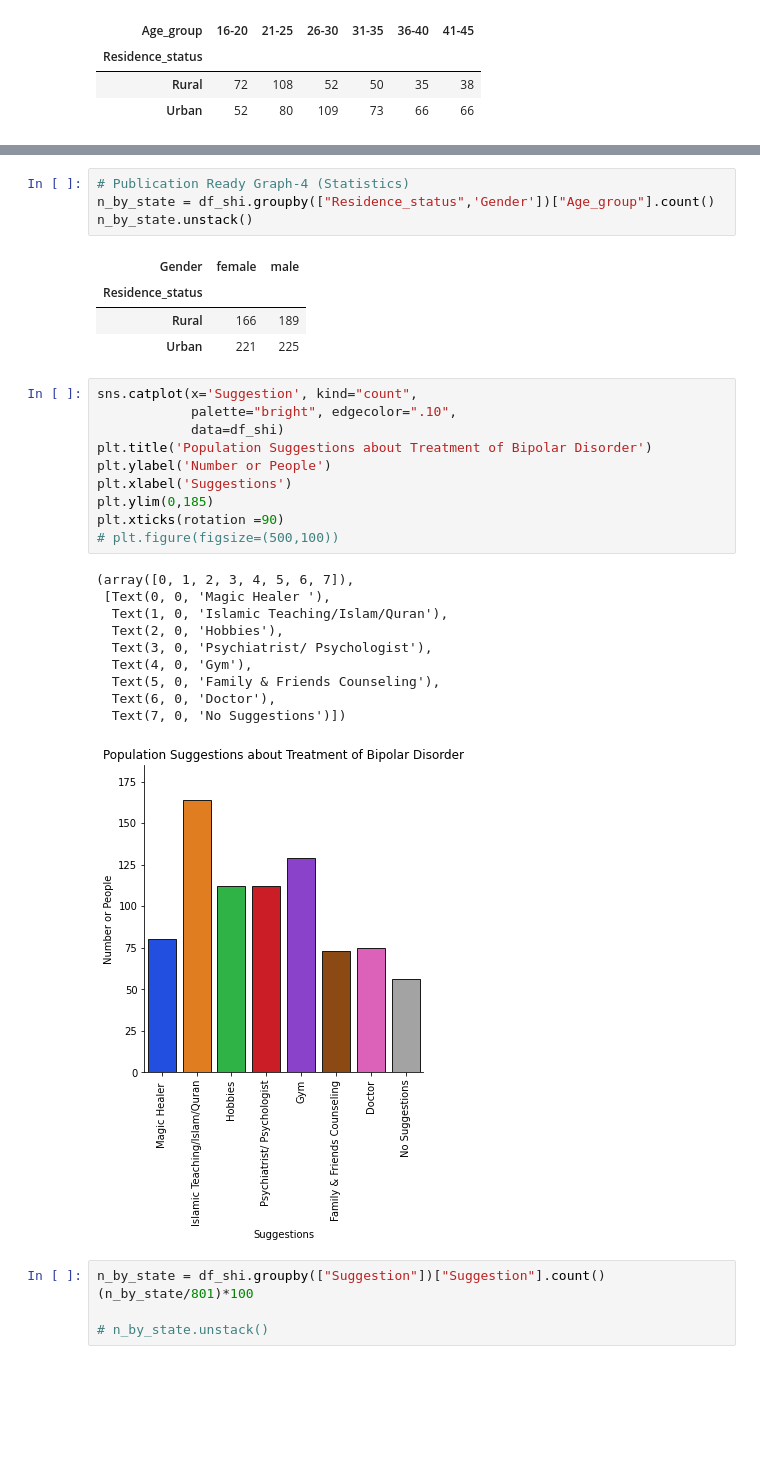
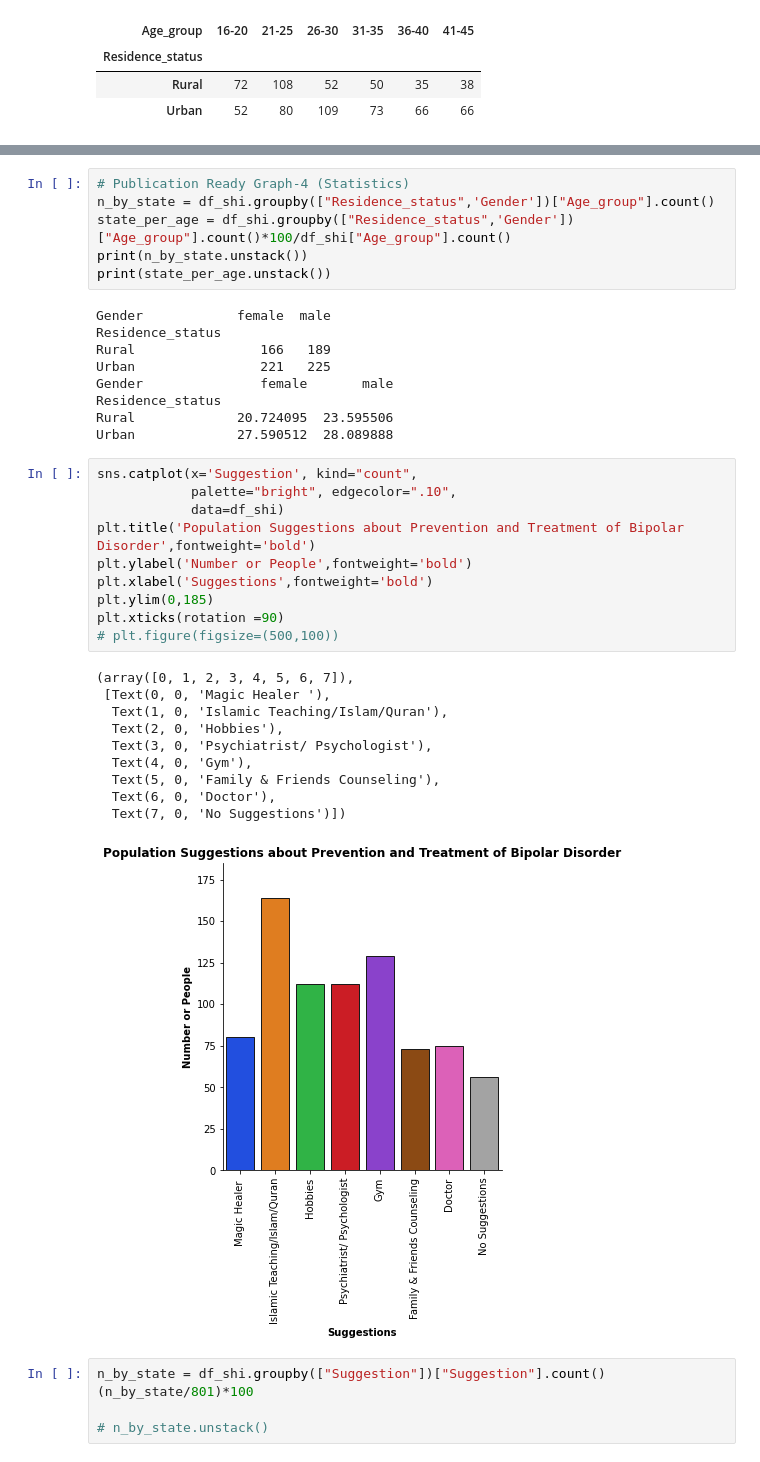
Before and after one commit to Obaid-Ullah/dataSci, a Jupyter notebook: EDA_schi/schizophrenia/intro_shizo.ipynb, the cells around one changed output, grey strips where cells are left out. Cells and saved outputs as stored; diff of their text form; blank space fills up the shorter version.

```diff
--- a/EDA_schi/schizophrenia/intro_shizo.ipynb
+++ b/EDA_schi/schizophrenia/intro_shizo.ipynb
@@ -169,33 +211,39 @@ Text(0.5, 21.70625000000002, 'Residence Status')
 # %%
 # Publication Ready Graph-4 (Statistics)
 n_by_state = df_shi.groupby(["Residence_status",'Gender'])["Age_group"].count()
-n_by_state.unstack()
+state_per_age = df_shi.groupby(["Residence_status",'Gender'])["Age_group"].count()*100/df_shi["Age_group"].count()
+print(n_by_state.unstack())
+print(state_per_age.unstack())
 # %% [output]
-| Gender | female | male |
-| Residence_status |  |  |
-| Rural | 166 | 189 |
-| Urban | 221 | 225 |
+Gender            female  male
+Residence_status
+Rural                166   189
+Urban                221   225
+Gender               female       male
+Residence_status
+Rural             20.724095  23.595506
+Urban             27.590512  28.089888
 # %%
 sns.catplot(x='Suggestion', kind="count",
             palette="bright", edgecolor=".10",
             data=df_shi)
-plt.title('Population Suggestions about Treatment of Bipolar Disorder')
-plt.ylabel('Number or People')
-plt.xlabel('Suggestions')
+plt.title('Population Suggestions about Prevention and Treatment of Bipolar Disorder',fontweight='bold')
+plt.ylabel('Number or People',fontweight='bold')
+plt.xlabel('Suggestions',fontweight='bold')
 plt.ylim(0,185)
 plt.xticks(rotation =90)
 # plt.figure(figsize=(500,100))
 # %% [output]
 (array([0, 1, 2, 3, 4, 5, 6, 7]),
  [Text(0, 0, 'Magic Healer '),
   Text(1, 0, 'Islamic Teaching/Islam/Quran'),
   Text(2, 0, 'Hobbies'),
   Text(3, 0, 'Psychiatrist/ Psychologist'),
   Text(4, 0, 'Gym'),
   Text(5, 0, 'Family & Friends Counseling'),
   Text(6, 0, 'Doctor'),
   Text(7, 0, 'No Suggestions')])
-[figure, old version]
+[figure, new version]
 # %%
 n_by_state = df_shi.groupby(["Suggestion"])["Suggestion"].count()
 (n_by_state/801)*100
```
Also changed, not shown: parts of 10 cells of this notebook, 17 other files.
